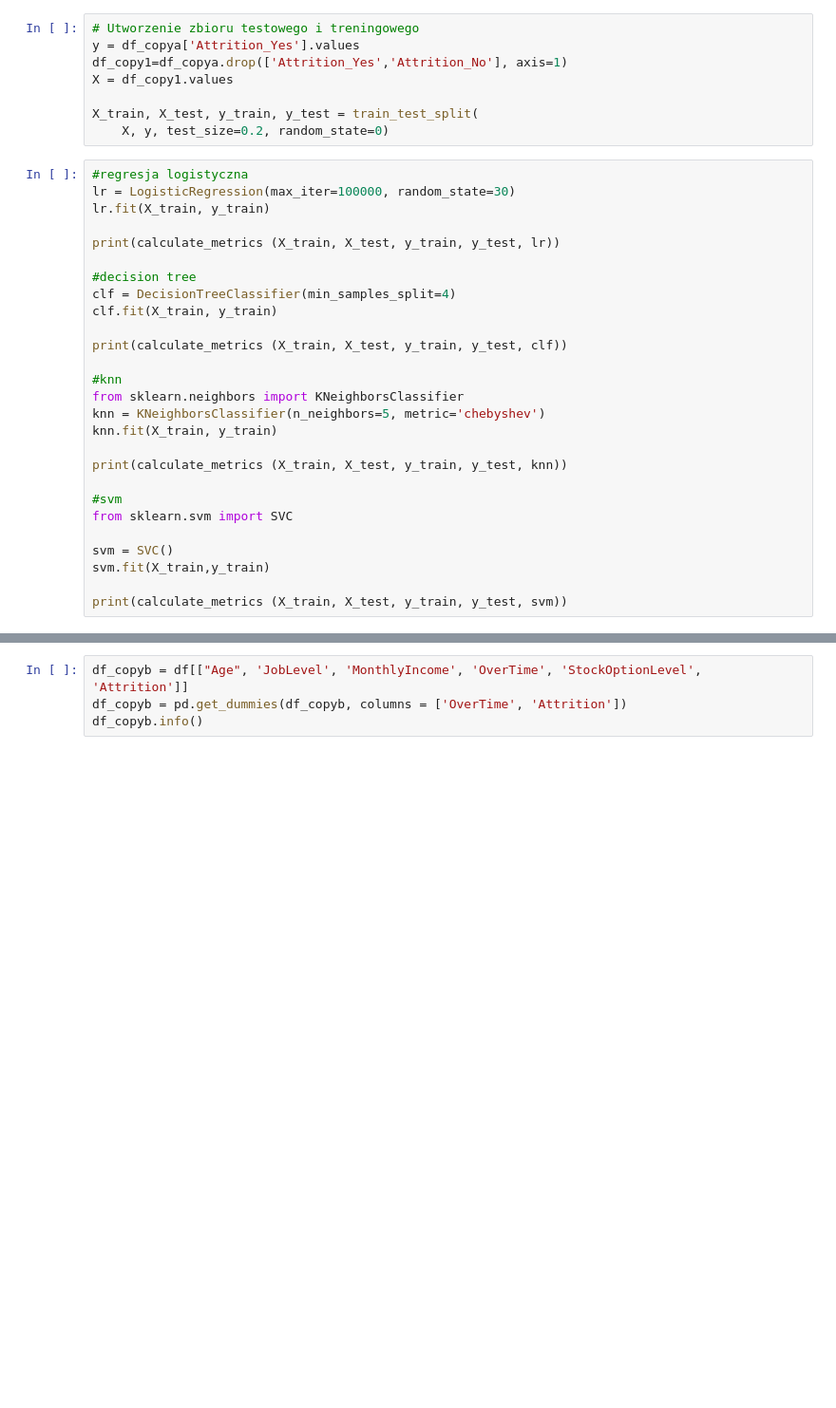
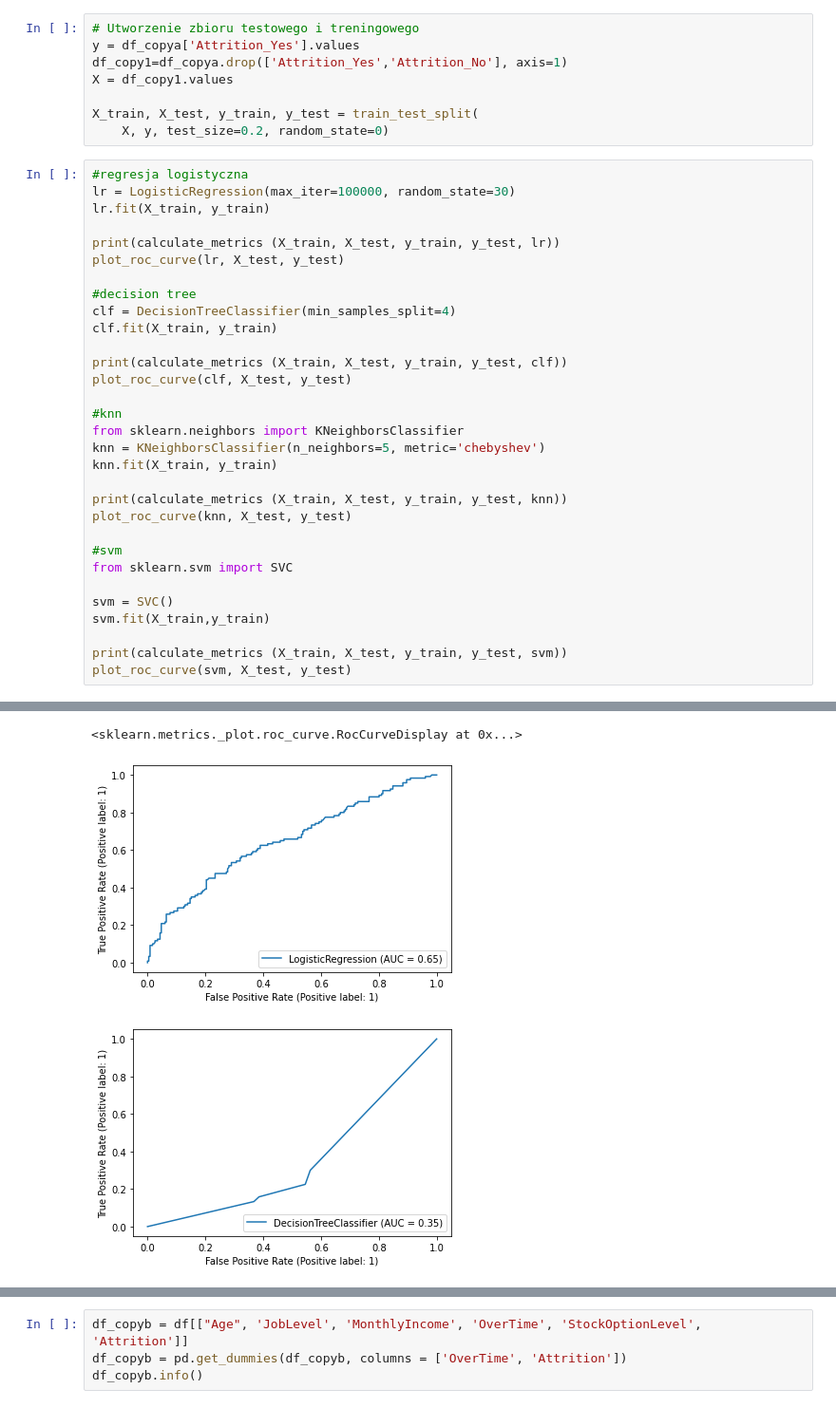
Before and after one commit to ewagaka/Job_Retention, a Jupyter notebook: Modele.ipynb, the cells around one changed output, grey strips where cells are left out. Shown at 95% size. Cells and saved outputs as stored; diff of their text form; blank space fills up the shorter version.

```diff
--- a/Modele.ipynb
+++ b/Modele.ipynb
@@ -261,12 +295,14 @@ lr = LogisticRegression(max_iter=100000, random_state=30)
 lr.fit(X_train, y_train)
 
 print(calculate_metrics (X_train, X_test, y_train, y_test, lr))
+plot_roc_curve(lr, X_test, y_test)
 
 #decision tree
 clf = DecisionTreeClassifier(min_samples_split=4)
 clf.fit(X_train, y_train)
 
 print(calculate_metrics (X_train, X_test, y_train, y_test, clf))
+plot_roc_curve(clf, X_test, y_test)
 
 #knn
 from sklearn.neighbors import KNeighborsClassifier
@@ -274,6 +310,7 @@ knn = KNeighborsClassifier(n_neighbors=5, metric='chebyshev')
 knn.fit(X_train, y_train)
 
 print(calculate_metrics (X_train, X_test, y_train, y_test, knn))
+plot_roc_curve(knn, X_test, y_test)
 
 #svm
 from sklearn.svm import SVC
@@ -282,6 +319,7 @@ svm = SVC()
 svm.fit(X_train,y_train)
 
 print(calculate_metrics (X_train, X_test, y_train, y_test, svm))
+plot_roc_curve(svm, X_test, y_test)
 # %% [output]
        Accuracy   F1  Recall
 train  0.670228  0.0     0.0
@@ -291,7 +329,10 @@ train  0.824786  0.649573  0.492441
 test   0.458689  0.166667  0.158333
        Accuracy        F1    Recall
 train  0.688746  0.354505  0.259179
 test   0.572650  0.175824  0.133333
        Accuracy   F1  Recall
 train  0.670228  0.0     0.0
 test   0.658120  0.0     0.0
+<sklearn.metrics._plot.roc_curve.RocCurveDisplay at 0x...>
+[figure, added]
+[figure, added]
```
Also changed, not shown: parts of 52 cells of this notebook.
